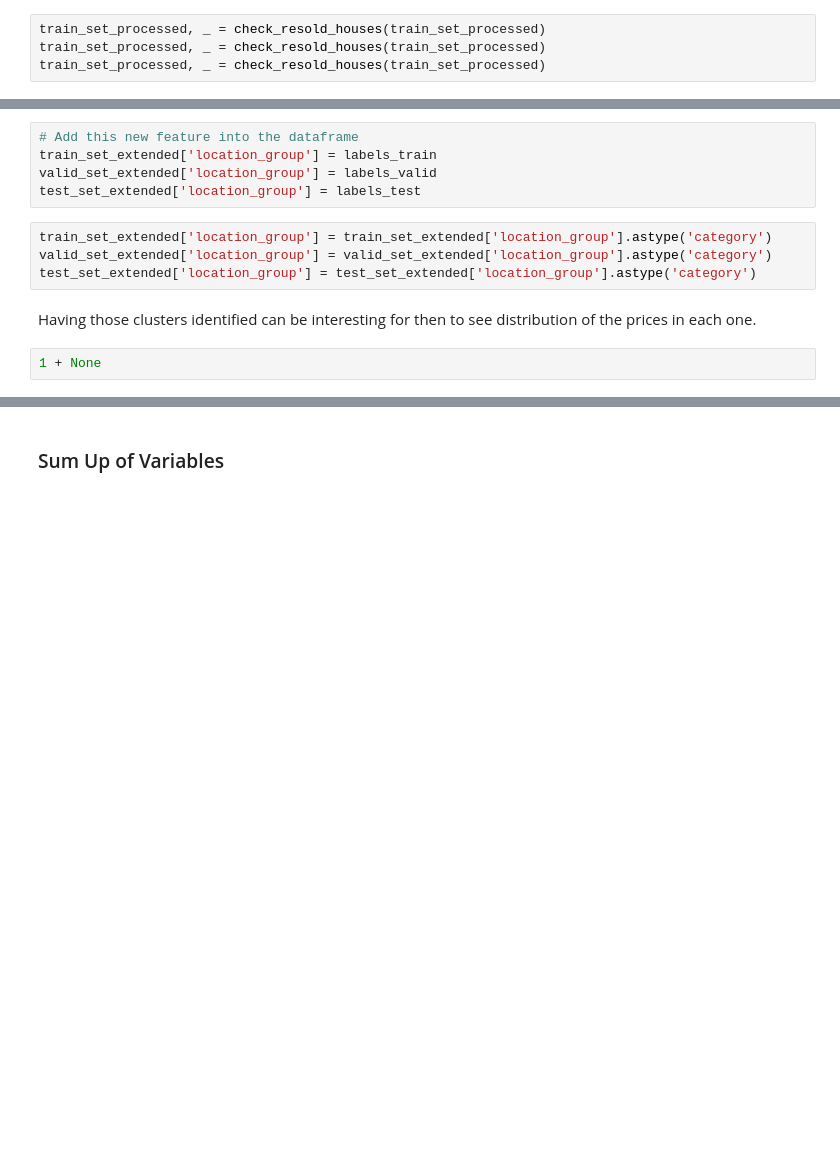
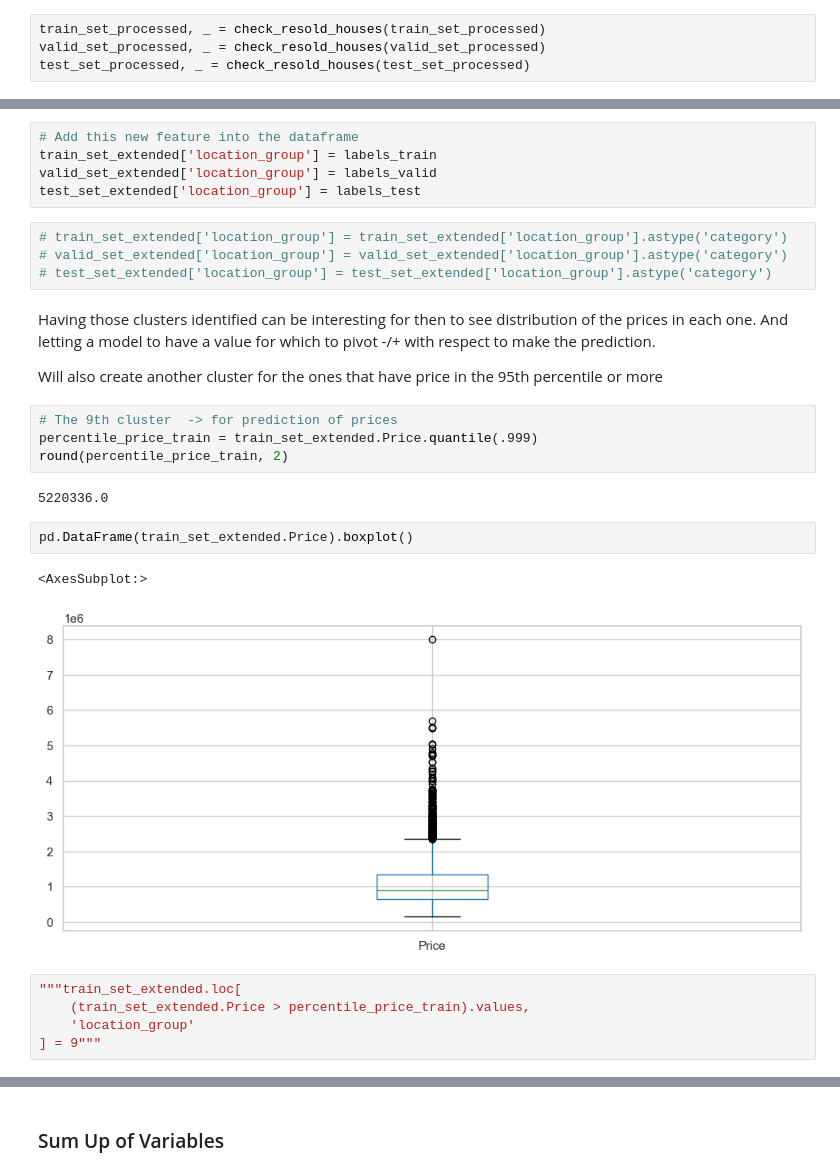
Before and after one commit to nil-andreu/machine-learning-posgrade, a Jupyter notebook: Project 2: Housing Price Prediction/House Pred.ipynb, the cells around one changed output, grey strips where cells are left out. Drawn from its saved outputs; the diff is of its cells as text; blank space fills up the shorter version.

```diff
--- a/Project 2: Housing Price Prediction/House Pred.ipynb
+++ b/Project 2: Housing Price Prediction/House Pred.ipynb
@@ -1150,5 +1156,5 @@ def check_resold_houses(data: pd.DataFrame):
     return data, address_feature
 # %%
 train_set_processed, _ = check_resold_houses(train_set_processed)
-train_set_processed, _ = check_resold_houses(train_set_processed)
-train_set_processed, _ = check_resold_houses(train_set_processed)
+valid_set_processed, _ = check_resold_houses(valid_set_processed)
+test_set_processed, _ = check_resold_houses(test_set_processed)
@@ -1406,10 +1451,26 @@ train_set_extended['location_group'] = labels_train
 valid_set_extended['location_group'] = labels_valid
 test_set_extended['location_group'] = labels_test
 # %%
-train_set_extended['location_group'] = train_set_extended['location_group'].astype('category')
-valid_set_extended['location_group'] = valid_set_extended['location_group'].astype('category')
-test_set_extended['location_group'] = test_set_extended['location_group'].astype('category')
+# train_set_extended['location_group'] = train_set_extended['location_group'].astype('category')
+# valid_set_extended['location_group'] = valid_set_extended['location_group'].astype('category')
+# test_set_extended['location_group'] = test_set_extended['location_group'].astype('category')
 # %% [markdown]
-Having those clusters identified can be interesting for then to see distribution of the prices in each one.
+Having those clusters identified can be interesting for then to see distribution of the prices in each one. And letting a model to have a value for which to pivot -/+ with respect to make the prediction.
+
+Will also create another cluster for the ones that have price in the 95th percentile or more
-# %%
-1 + None
+# %%
+# The 9th cluster  -> for prediction of prices
+percentile_price_train = train_set_extended.Price.quantile(.999)
+round(percentile_price_train, 2)
+# %% [output]
+5220336.0
+# %%
+pd.DataFrame(train_set_extended.Price).boxplot()
+# %% [output]
+<AxesSubplot:>
+[figure, added]
+# %%
+"""train_set_extended.loc[
+    (train_set_extended.Price > percentile_price_train).values,
+    'location_group'
+] = 9"""
```
Also changed, not shown: parts of 50 cells of this notebook, 1 other file.
